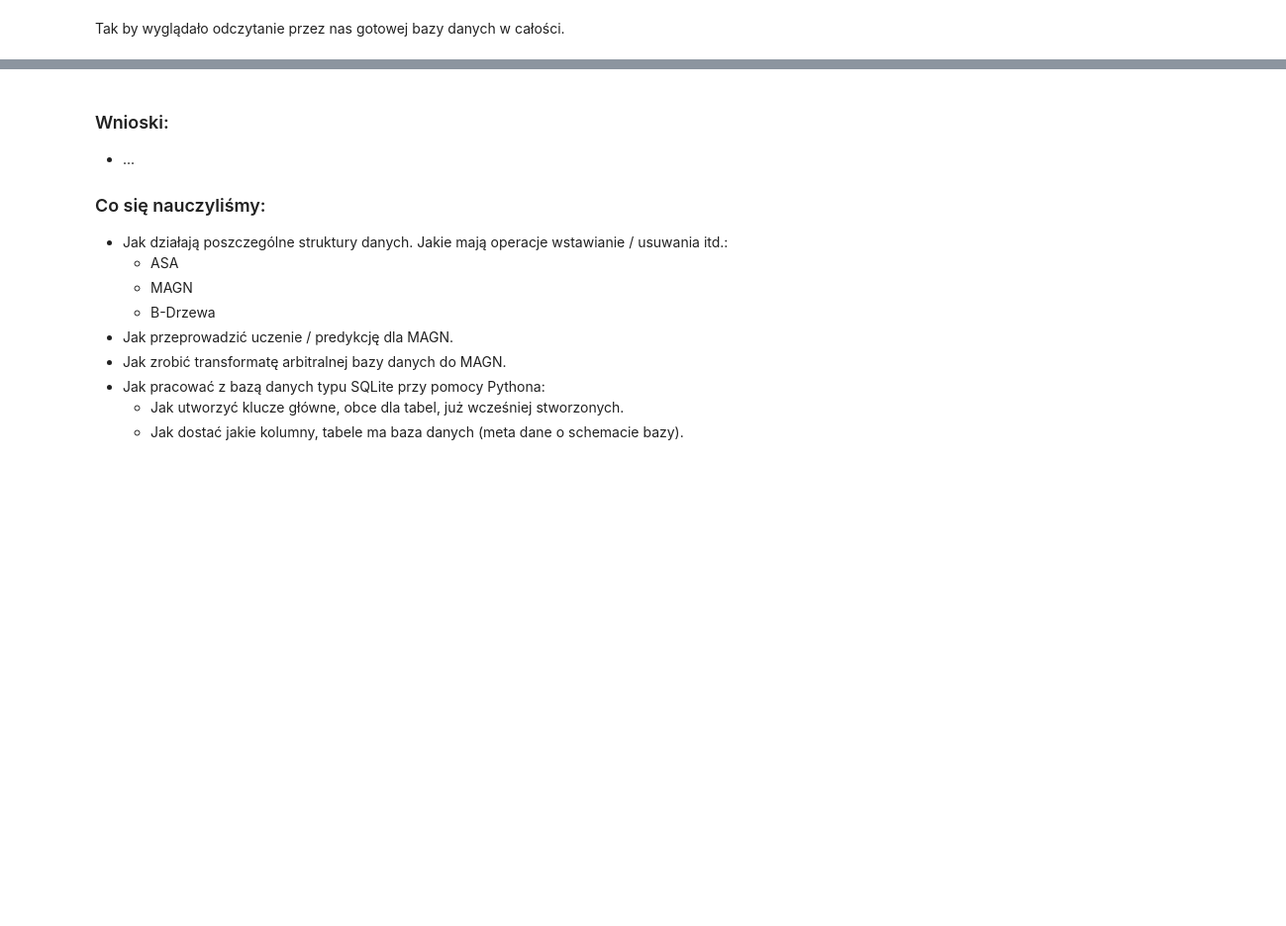
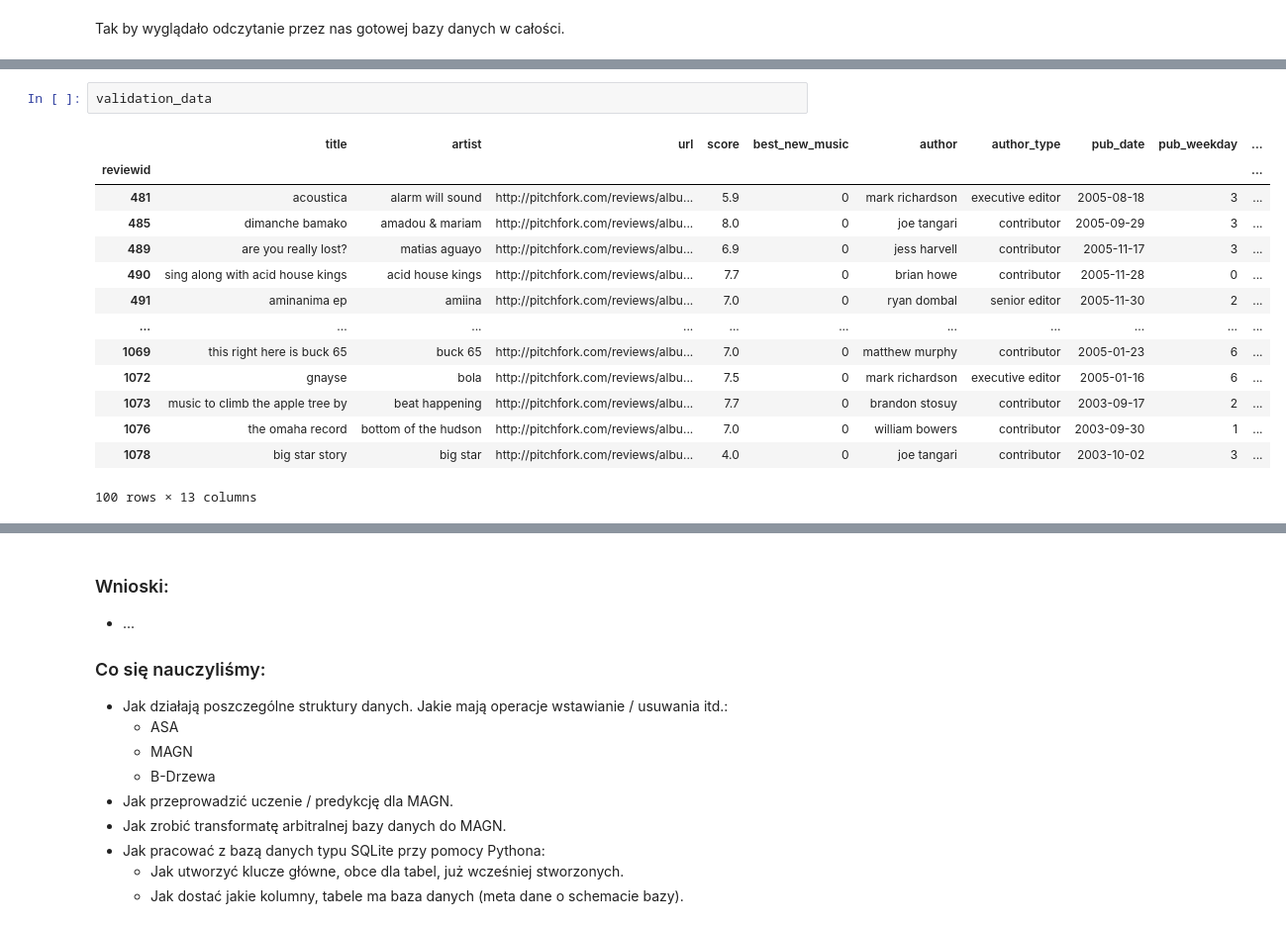
Before and after one commit to CaIiguIa/GGSN---MAGN, a Jupyter notebook: main.ipynb, the cells around one changed output, grey strips where cells are left out. Shown: that part at 99% size. Cells and saved outputs as stored; diff of their text form; blank space fills up the shorter version.

```diff
--- a/main.ipynb
+++ b/main.ipynb
@@ -578,0 +628,17 @@ magn = MAGNGraph.from_sqlite3(database_path_pitchfork)
+# %%
+validation_data
+# %% [output]
+|  | title | artist | url | score | best_new_music | author | author_type | pub_date | pub_weekday | ... |
+| reviewid |  |  |  |  |  |  |  |  |  | ... |
+| 481 | acoustica | alarm will sound | http://pitchfork.com/reviews/albu... | 5.9 | 0 | mark richardson | executive editor | 2005-08-18 | 3 | ... |
+| 485 | dimanche bamako | amadou & mariam | http://pitchfork.com/reviews/albu... | 8.0 | 0 | joe tangari | contributor | 2005-09-29 | 3 | ... |
+| 489 | are you really lost? | matias aguayo | http://pitchfork.com/reviews/albu... | 6.9 | 0 | jess harvell | contributor | 2005-11-17 | 3 | ... |
+| 490 | sing along with acid house kings | acid house kings | http://pitchfork.com/reviews/albu... | 7.7 | 0 | brian howe | contributor | 2005-11-28 | 0 | ... |
+| 491 | aminanima ep | amiina | http://pitchfork.com/reviews/albu... | 7.0 | 0 | ryan dombal | senior editor | 2005-11-30 | 2 | ... |
+| ... | ... | ... | ... | ... | ... | ... | ... | ... | ... | ... |
+| 1069 | this right here is buck 65 | buck 65 | http://pitchfork.com/reviews/albu... | 7.0 | 0 | matthew murphy | contributor | 2005-01-23 | 6 | ... |
+| 1072 | gnayse | bola | http://pitchfork.com/reviews/albu... | 7.5 | 0 | mark richardson | executive editor | 2005-01-16 | 6 | ... |
+| 1073 | music to climb the apple tree by | beat happening | http://pitchfork.com/reviews/albu... | 7.7 | 0 | brandon stosuy | contributor | 2003-09-17 | 2 | ... |
+| 1076 | the omaha record | bottom of the hudson | http://pitchfork.com/reviews/albu... | 7.0 | 0 | william bowers | contributor | 2003-09-30 | 1 | ... |
+| 1078 | big star story | big star | http://pitchfork.com/reviews/albu... | 4.0 | 0 | joe tangari | contributor | 2003-10-02 | 3 | ... |
+100 rows × 13 columns
```
Also changed, not shown: parts of 14 cells of this notebook.
